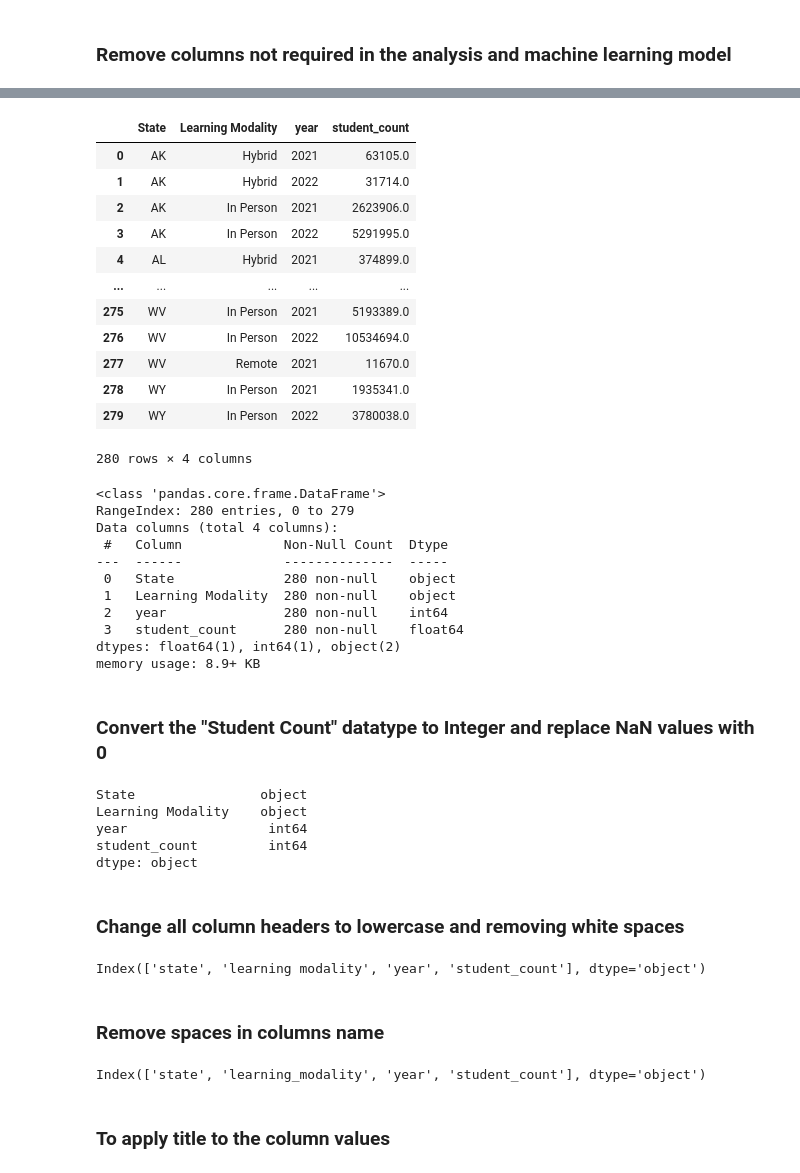
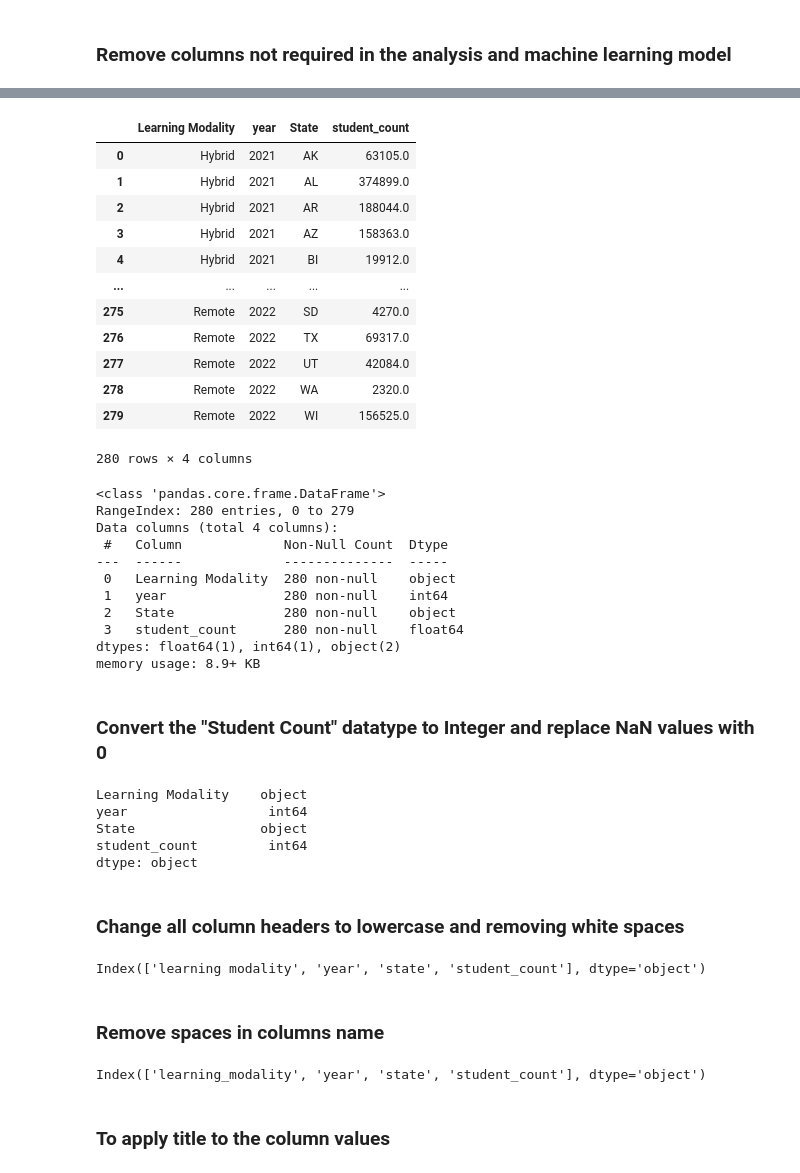
Before and after one commit to uzmabb182/Data602_Assignments, a Jupyter notebook: Final_Project_Data_602/data_602_final_project.ipynb, the cells around one changed output, grey strips where cells are left out. Saved outputs shown, nothing was run; the diff lists cells and outputs as text; code cells hidden in the pictures.

Commit message:
Tableau data is ready to be analyzed

```diff
--- a/Final_Project_Data_602/data_602_final_project.ipynb
+++ b/Final_Project_Data_602/data_602_final_project.ipynb
@@ -216,6 +230,3 @@ modality_df
 885591 rows × 11 columns
 # %% [markdown]
 ### Remove columns not required in the analysis and machine learning model
-# %%
-modality_df = modality_df.drop(['District NCES ID', 'District Name', 'Week', 'City', 'ZIP Code', 'month'], axis=1)
-modality_df.head()
@@ -229,20 +233,20 @@ modality_df.head()
 # %%
 # Groupby one column and return the mean of only particular column in the group.
-modality_df = modality_df.groupby(['State', 'Learning Modality', 'year'], as_index=False).agg(student_count= ('Student Count','sum'))
+modality_df = modality_df.groupby(['Learning Modality', 'year', 'State'], as_index=False).agg(student_count= ('Student Count','sum'))
 modality_df
 # %% [output]
-|  | State | Learning Modality | year | student_count |
-| 0 | AK | Hybrid | 2021 | 63105.0 |
-| 1 | AK | Hybrid | 2022 | 31714.0 |
-| 2 | AK | In Person | 2021 | 2623906.0 |
-| 3 | AK | In Person | 2022 | 5291995.0 |
-| 4 | AL | Hybrid | 2021 | 374899.0 |
+|  | Learning Modality | year | State | student_count |
+| 0 | Hybrid | 2021 | AK | 63105.0 |
+| 1 | Hybrid | 2021 | AL | 374899.0 |
+| 2 | Hybrid | 2021 | AR | 188044.0 |
+| 3 | Hybrid | 2021 | AZ | 158363.0 |
+| 4 | Hybrid | 2021 | BI | 19912.0 |
 | ... | ... | ... | ... | ... |
-| 275 | WV | In Person | 2021 | 5193389.0 |
-| 276 | WV | In Person | 2022 | 10534694.0 |
-| 277 | WV | Remote | 2021 | 11670.0 |
-| 278 | WY | In Person | 2021 | 1935341.0 |
-| 279 | WY | In Person | 2022 | 3780038.0 |
+| 275 | Remote | 2022 | SD | 4270.0 |
+| 276 | Remote | 2022 | TX | 69317.0 |
+| 277 | Remote | 2022 | UT | 42084.0 |
+| 278 | Remote | 2022 | WA | 2320.0 |
+| 279 | Remote | 2022 | WI | 156525.0 |
 280 rows × 4 columns
 # %%
 modality_df.info()
@@ -252,9 +256,9 @@ RangeIndex: 280 entries, 0 to 279
 Data columns (total 4 columns):
  #   Column             Non-Null Count  Dtype
 ---  ------             --------------  -----
- 0   State              280 non-null    object
- 1   Learning Modality  280 non-null    object
- 2   year               280 non-null    int64
+ 0   Learning Modality  280 non-null    object
+ 1   year               280 non-null    int64
+ 2   State              280 non-null    object
  3   student_count      280 non-null    float64
 dtypes: float64(1), int64(1), object(2)
 memory usage: 8.9+ KB
@@ -264,9 +268,9 @@ memory usage: 8.9+ KB
 modality_df['student_count'] = modality_df['student_count'].fillna(0).astype(int)
 print(modality_df.dtypes)
 # %% [output]
-State                object
 Learning Modality    object
 year                  int64
+State                object
 student_count         int64
 dtype: object
 # %% [markdown]
@@ -276,7 +280,7 @@ dtype: object
 modality_df.columns= modality_df.columns.str.strip().str.lower()
 modality_df.columns
 # %% [output]
-Index(['state', 'learning modality', 'year', 'student_count'], dtype='object')
+Index(['learning modality', 'year', 'state', 'student_count'], dtype='object')
 # %% [markdown]
 ### Remove spaces in columns name
 # %%
@@ -285,7 +289,7 @@ modality_df.columns = modality_df.columns.str.replace(' ','_')
 # After renaming the columns
 modality_df.columns
 # %% [output]
-Index(['state', 'learning_modality', 'year', 'student_count'], dtype='object')
+Index(['learning_modality', 'year', 'state', 'student_count'], dtype='object')
 # %% [markdown]
 ### To apply title to the column values
 # %%
```
Also changed, not shown: parts of 13 cells of this notebook, 2 other files.
